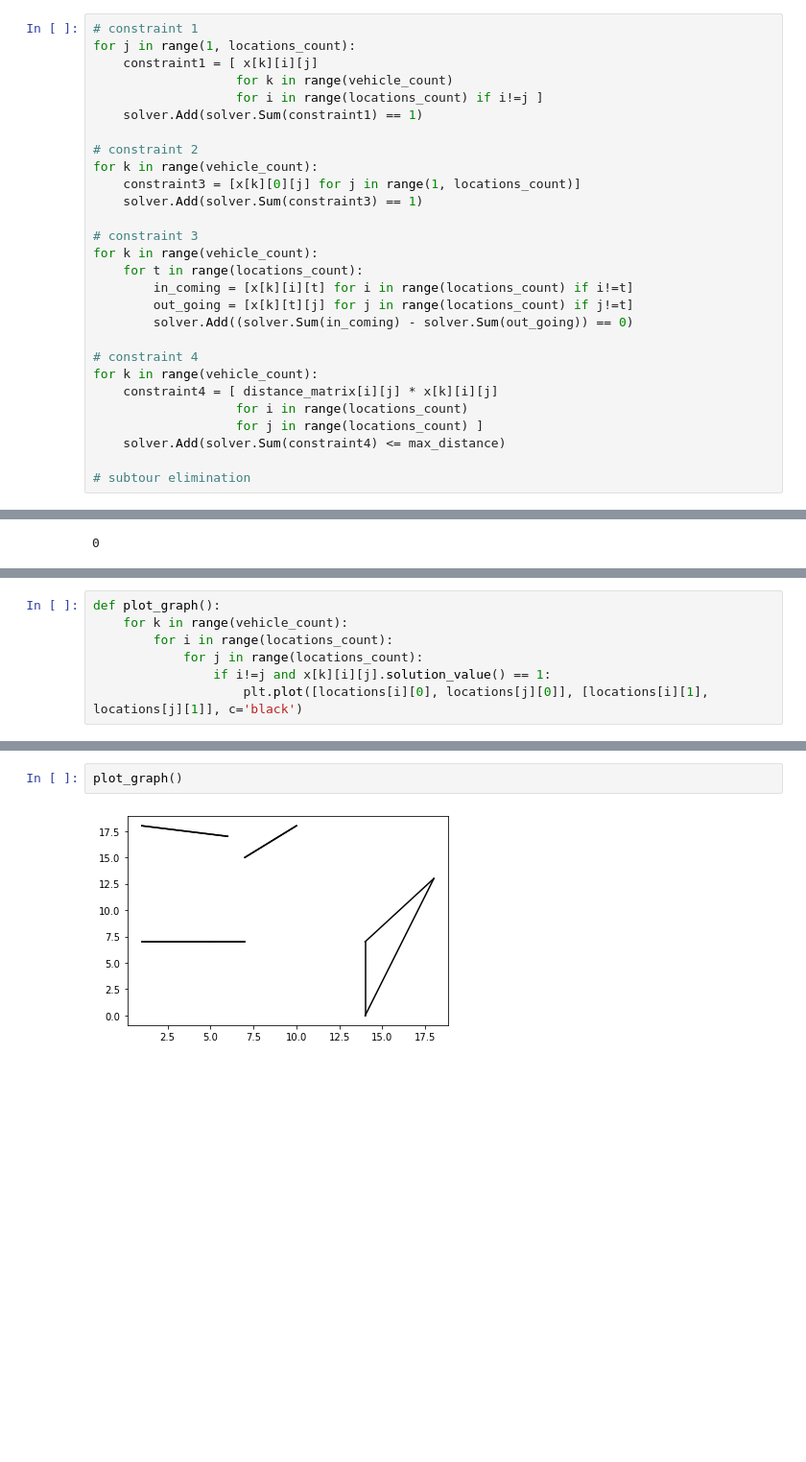
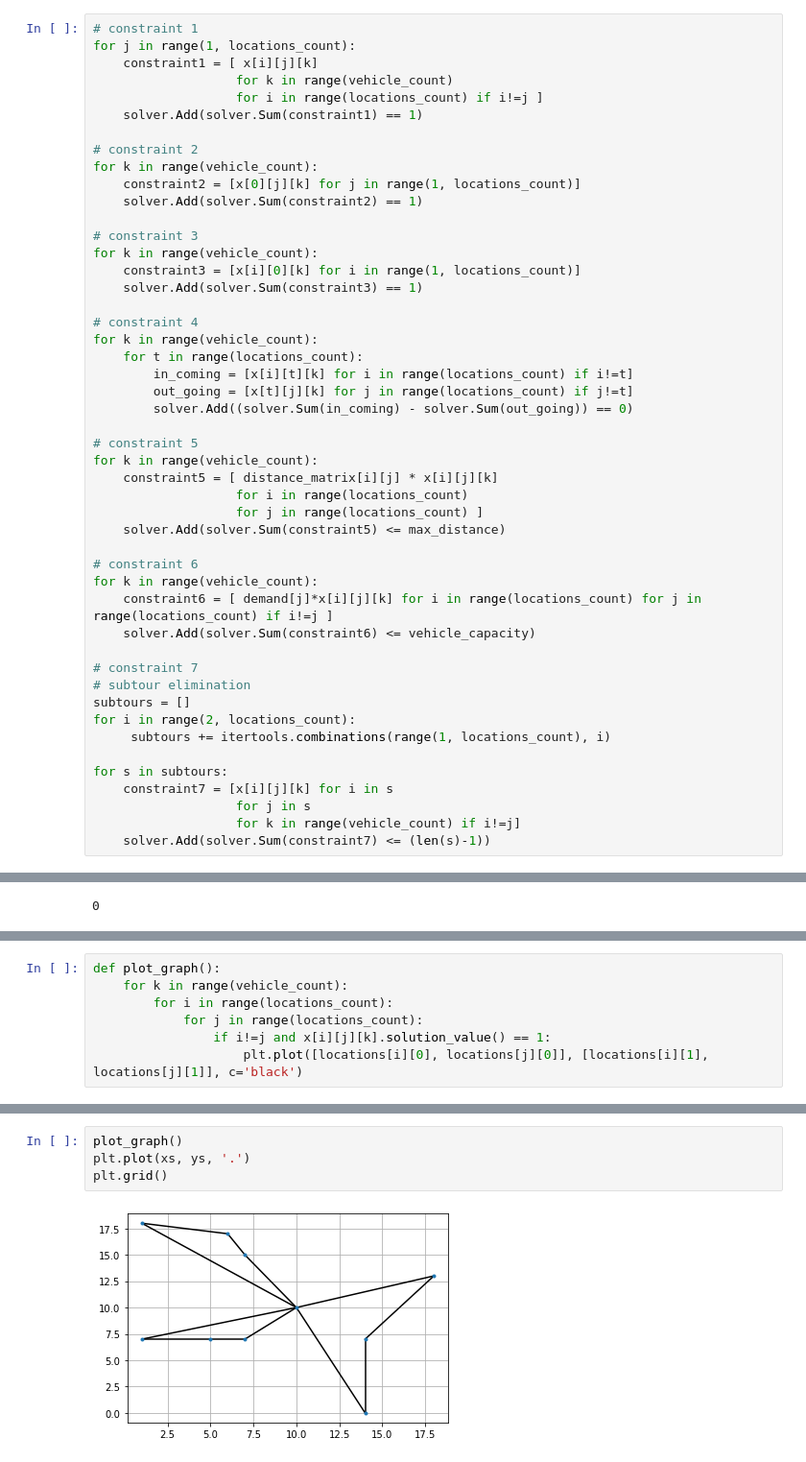
Before and after one commit to nannn16/ssm-project, a Jupyter notebook: ssm-project.ipynb, the cells around one changed output, grey strips where cells are left out. Shown at 96% size. Saved outputs shown, nothing was run; the diff lists cells and outputs as text; blank space fills up the shorter version.

Commit message:
add subtour elimination constraint

```diff
--- a/ssm-project.ipynb
+++ b/ssm-project.ipynb
@@ -106,31 +127,51 @@ solver.Minimize(solver.Sum(objective_terms))
 # %%
 # constraint 1
 for j in range(1, locations_count):
-    constraint1 = [ x[k][i][j]
+    constraint1 = [ x[i][j][k]
                    for k in range(vehicle_count)
                    for i in range(locations_count) if i!=j ]
     solver.Add(solver.Sum(constraint1) == 1)
 
 # constraint 2
 for k in range(vehicle_count):
-    constraint3 = [x[k][0][j] for j in range(1, locations_count)]
-    solver.Add(solver.Sum(constraint3) == 1)
+    constraint2 = [x[0][j][k] for j in range(1, locations_count)]
+    solver.Add(solver.Sum(constraint2) == 1)
 
 # constraint 3
 for k in range(vehicle_count):
-    for t in range(locations_count):
-        in_coming = [x[k][i][t] for i in range(locations_count) if i!=t]
-        out_going = [x[k][t][j] for j in range(locations_count) if j!=t]
-        solver.Add((solver.Sum(in_coming) - solver.Sum(out_going)) == 0)
+    constraint3 = [x[i][0][k] for i in range(1, locations_count)]
+    solver.Add(solver.Sum(constraint3) == 1)
 
 # constraint 4
 for k in range(vehicle_count):
-    constraint4 = [ distance_matrix[i][j] * x[k][i][j]
+    for t in range(locations_count):
+        in_coming = [x[i][t][k] for i in range(locations_count) if i!=t]
+        out_going = [x[t][j][k] for j in range(locations_count) if j!=t]
+        solver.Add((solver.Sum(in_coming) - solver.Sum(out_going)) == 0)
+
+# constraint 5
+for k in range(vehicle_count):
+    constraint5 = [ distance_matrix[i][j] * x[i][j][k]
                    for i in range(locations_count)
                    for j in range(locations_count) ]
-    solver.Add(solver.Sum(constraint4) <= max_distance)
+    solver.Add(solver.Sum(constraint5) <= max_distance)
 
+# constraint 6
+for k in range(vehicle_count):
+    constraint6 = [ demand[j]*x[i][j][k] for i in range(locations_count) for j in range(locations_count) if i!=j ]
+    solver.Add(solver.Sum(constraint6) <= vehicle_capacity)
+
+# constraint 7
 # subtour elimination
+subtours = []
+for i in range(2, locations_count):
+     subtours += itertools.combinations(range(1, locations_count), i)
+
+for s in subtours:
+    constraint7 = [x[i][j][k] for i in s
+                   for j in s
+                   for k in range(vehicle_count) if i!=j]
+    solver.Add(solver.Sum(constraint7) <= (len(s)-1))
 # %%
 solver.Solve()
 # %% [output]
@@ -152,5 +189,5 @@ def plot_graph():
     for k in range(vehicle_count):
         for i in range(locations_count):
             for j in range(locations_count):
-                if i!=j and x[k][i][j].solution_value() == 1:
+                if i!=j and x[i][j][k].solution_value() == 1:
                     plt.plot([locations[i][0], locations[j][0]], [locations[i][1], locations[j][1]], c='black')
@@ -157,4 +198,6 @@ def plot_graph():
 # %%
 plot_graph()
+plt.plot(xs, ys, '.')
+plt.grid()
 # %% [output]
-[figure, old version]
+[figure, new version]
```
Also changed, not shown: parts of 13 cells of this notebook.
